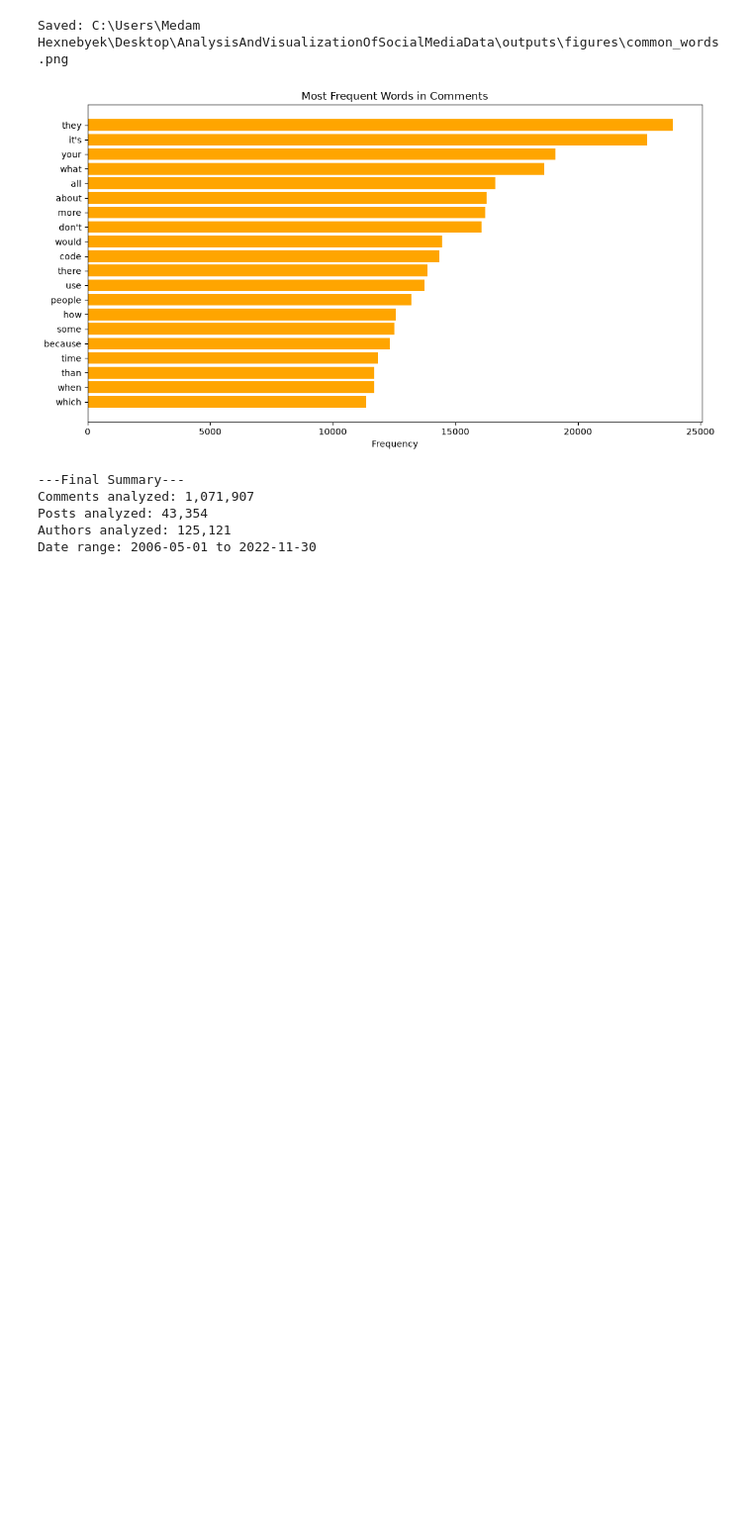
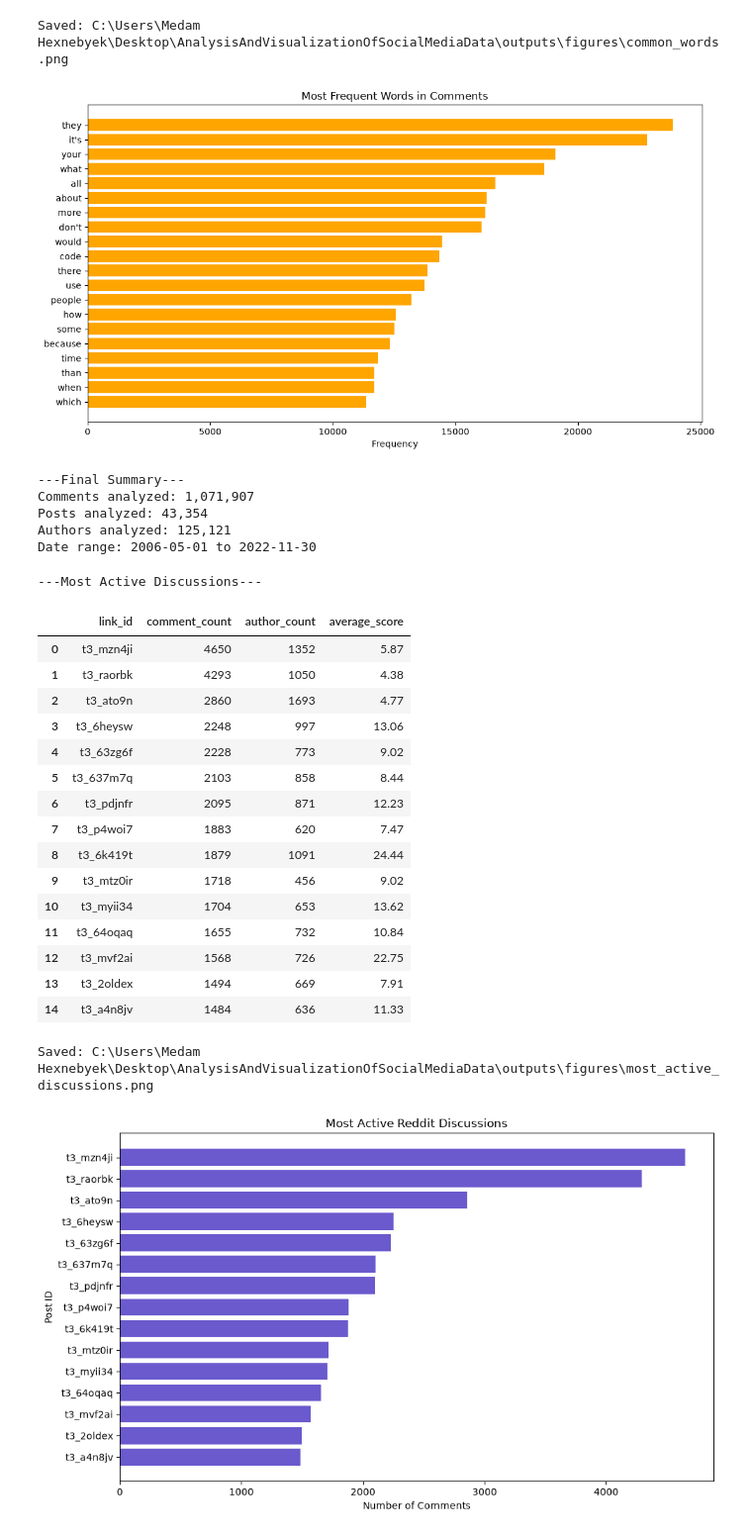
Before and after one commit to sah-rohit/AnalysisAndVisualizationOfSocialMediaData, a Jupyter notebook: main.ipynb, the cells around one changed output. Shown at 99% size. Drawn from its saved outputs; the diff is of its cells as text; code cells hidden in the pictures; blank space fills up the shorter version.

Commit message:
Update analysis notebook, scripts, and visualizations; update gitignore

```diff
--- a/main.ipynb
+++ b/main.ipynb
@@ -630,3 +641,52 @@ Comments analyzed: 1,071,907
 Posts analyzed: 43,354
 Authors analyzed: 125,121
 Date range: 2006-05-01 to 2022-11-30
+# %%
+print(f"---Most Active Discussions---")
+top_posts_query = """
+    SELECT
+        link_id,
+        COUNT(*) AS comment_count,
+        COUNT(DISTINCT author) FILTER (
+            WHERE author IS NOT NULL AND author != '[deleted]'
+        ) AS author_count,
+        ROUND(AVG(TRY_CAST(score AS DOUBLE)), 2) AS average_score
+    FROM reddit_comments
+    GROUP BY link_id
+    ORDER BY comment_count DESC
+    LIMIT 15
+"""
+top_posts_df = duckdb.sql(top_posts_query).df()
+display(top_posts_df)
+
+fig, ax = plt.subplots(figsize=(10, 6))
+post_plot = top_posts_df.sort_values("comment_count")
+ax.barh(post_plot["link_id"], post_plot["comment_count"], color="slateblue")
+ax.set_title("Most Active Reddit Discussions")
+ax.set_xlabel("Number of Comments")
+ax.set_ylabel("Post ID")
+plt.tight_layout()
+posts_path = OUTPUT_DIR / "most_active_discussions.png"
+fig.savefig(posts_path, dpi=300, bbox_inches="tight")
+print("Saved:", posts_path)
+plt.show()
+# %% [output]
+---Most Active Discussions---
+|  | link_id | comment_count | author_count | average_score |
+| 0 | t3_mzn4ji | 4650 | 1352 | 5.87 |
+| 1 | t3_raorbk | 4293 | 1050 | 4.38 |
+| 2 | t3_ato9n | 2860 | 1693 | 4.77 |
+| 3 | t3_6heysw | 2248 | 997 | 13.06 |
+| 4 | t3_63zg6f | 2228 | 773 | 9.02 |
+| 5 | t3_637m7q | 2103 | 858 | 8.44 |
+| 6 | t3_pdjnfr | 2095 | 871 | 12.23 |
+| 7 | t3_p4woi7 | 1883 | 620 | 7.47 |
+| 8 | t3_6k419t | 1879 | 1091 | 24.44 |
+| 9 | t3_mtz0ir | 1718 | 456 | 9.02 |
+| 10 | t3_myii34 | 1704 | 653 | 13.62 |
+| 11 | t3_64oqaq | 1655 | 732 | 10.84 |
+| 12 | t3_mvf2ai | 1568 | 726 | 22.75 |
+| 13 | t3_2oldex | 1494 | 669 | 7.91 |
+| 14 | t3_a4n8jv | 1484 | 636 | 11.33 |
+Saved: C:\Users\Medam Hexnebyek\Desktop\AnalysisAndVisualizationOfSocialMediaData\outputs\figures\most_active_discussions.png
+[figure, added]
```
Also changed, not shown: parts of 13 cells of this notebook, 5 other files.
